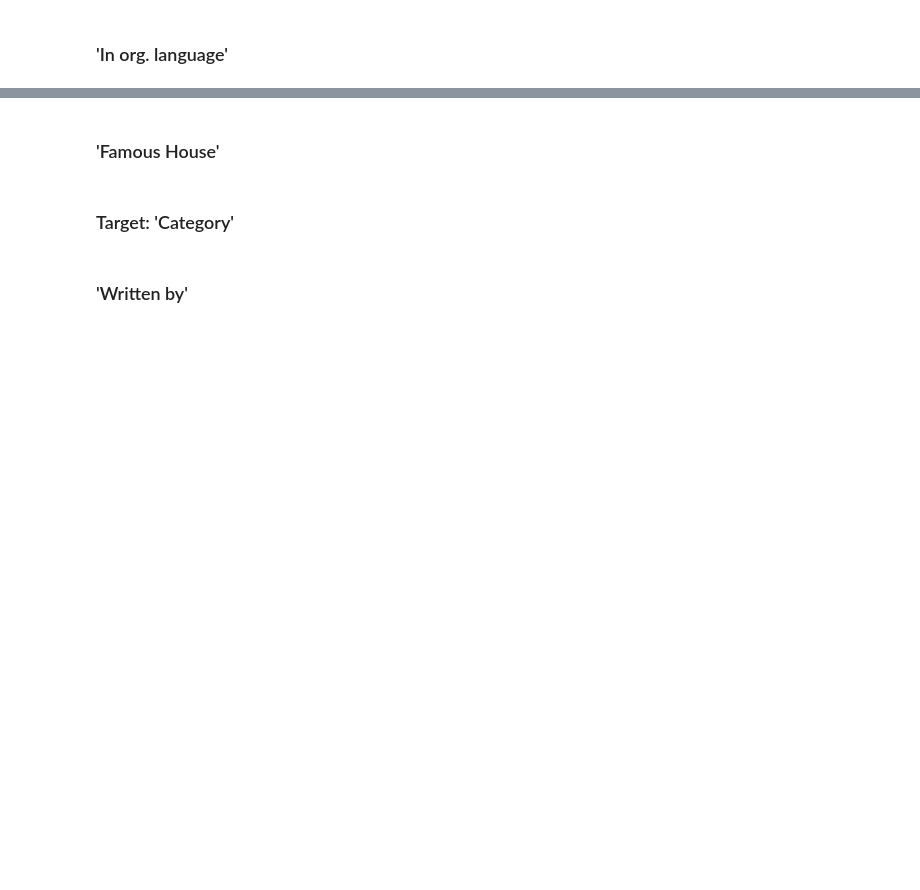
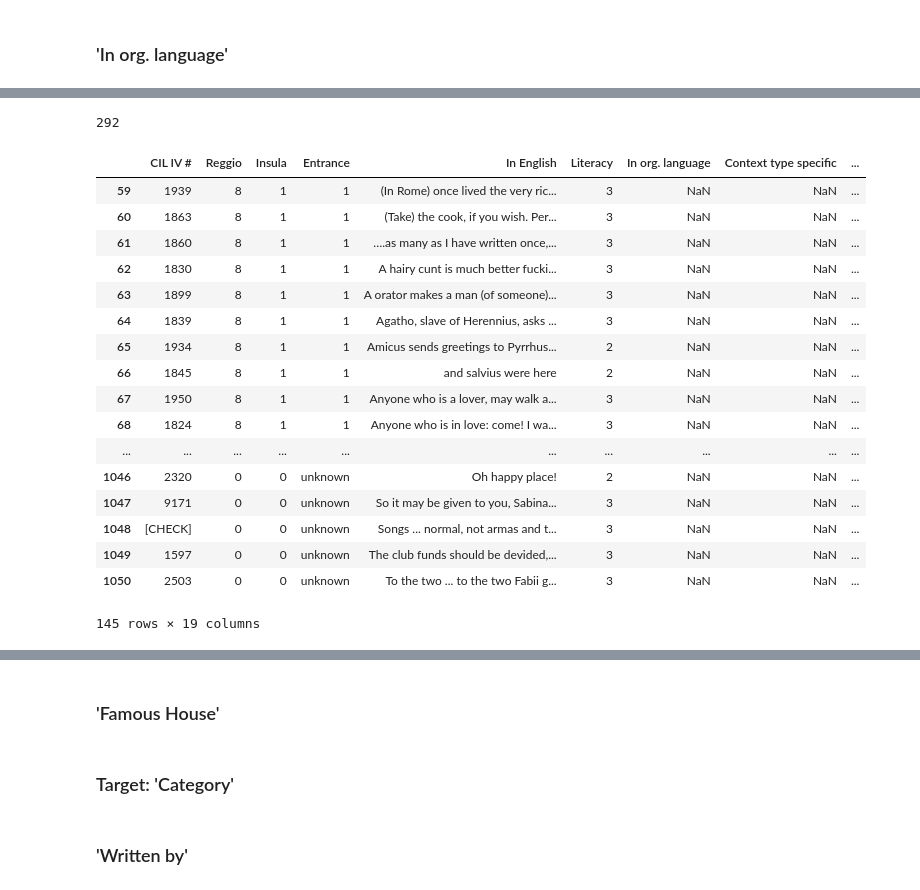
Before and after one commit to ssrosa/cacator_cave_malum, a Jupyter notebook: student.ipynb, the cells around one changed output, grey strips where cells are left out. Cells and saved outputs as stored; diff of their text form; code cells hidden in the pictures; blank space fills up the shorter version.

Commit message:
EDA. Context specific general and famous house.

```diff
--- a/student.ipynb
+++ b/student.ipynb
@@ -406,3 +204,6 @@ df_raw.drop(['found?'], axis = 1, inplace = True)
+# %%
+#Won't be useful here. Can be dropped.
+df_raw.drop(['org. '], axis = 1, inplace = True)
 # %% [markdown]
 ### 'Literacy'
 # %%
@@ -419,2 +220,12 @@ df_raw['Literacy'].isna().sum()
+# %%
+#Rename column
+df_raw = df_raw.rename(index=str, columns = {'Literacy (1-3)': 'Literacy'})
+# %%
+#Turn values into integers. To be categorized later.
+df_raw['Literacy'] = df_raw['Literacy'].replace({2.0: 2,
+                                                 3.0: 3,
+                                                 1.0: 2})
+# %%
+df_raw['Literacy'] = df_raw['Literacy'].fillna(2)
 # %% [markdown]
 ### 'In org. language'
@@ -422,0 +287,27 @@ df_raw['Literacy'].isna().sum()
+# %%
+df_raw['Context type general'].isna().sum()
+# %% [output]
+292
+# %%
+#No specific context or general context
+#145 rows
+df_raw[df_raw['Context type specific'].isna() & df_raw['Context type general'].isna()]
+# %% [output]
+|  | CIL IV # | Reggio | Insula | Entrance | In English | Literacy | In org. language | Context type specific | ... |
+| 59 | 1939 | 8 | 1 | 1 | (In Rome) once lived the very ric... | 3 | NaN | NaN | ... |
+| 60 | 1863 | 8 | 1 | 1 | (Take) the cook, if you wish. Per... | 3 | NaN | NaN | ... |
+| 61 | 1860 | 8 | 1 | 1 | ….as many as I have written once,... | 3 | NaN | NaN | ... |
+| 62 | 1830 | 8 | 1 | 1 | A hairy cunt is much better fucki... | 3 | NaN | NaN | ... |
+| 63 | 1899 | 8 | 1 | 1 | A orator makes a man (of someone)... | 3 | NaN | NaN | ... |
+| 64 | 1839 | 8 | 1 | 1 | Agatho, slave of Herennius, asks ... | 3 | NaN | NaN | ... |
+| 65 | 1934 | 8 | 1 | 1 | Amicus sends greetings to Pyrrhus... | 2 | NaN | NaN | ... |
+| 66 | 1845 | 8 | 1 | 1 | and salvius were here | 2 | NaN | NaN | ... |
+| 67 | 1950 | 8 | 1 | 1 | Anyone who is a lover, may walk a... | 3 | NaN | NaN | ... |
+| 68 | 1824 | 8 | 1 | 1 | Anyone who is in love: come! I wa... | 3 | NaN | NaN | ... |
+| ... | ... | ... | ... | ... | ... | ... | ... | ... | ... |
+| 1046 | 2320 | 0 | 0 | unknown | Oh happy place! | 2 | NaN | NaN | ... |
+| 1047 | 9171 | 0 | 0 | unknown | So it may be given to you, Sabina... | 3 | NaN | NaN | ... |
+| 1048 | [CHECK] | 0 | 0 | unknown | Songs ... normal, not armas and t... | 3 | NaN | NaN | ... |
+| 1049 | 1597 | 0 | 0 | unknown | The club funds should be devided,... | 3 | NaN | NaN | ... |
+| 1050 | 2503 | 0 | 0 | unknown | To the two ... to the two Fabii g... | 3 | NaN | NaN | ... |
+145 rows × 19 columns
```
Also changed, not shown: parts of 62 cells of this notebook.
